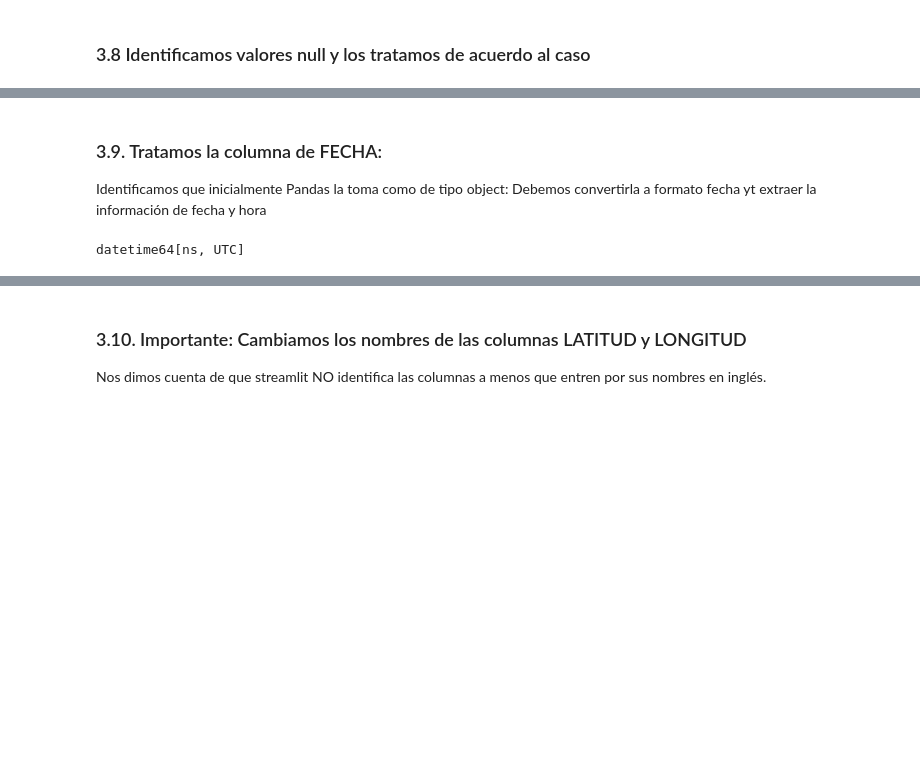
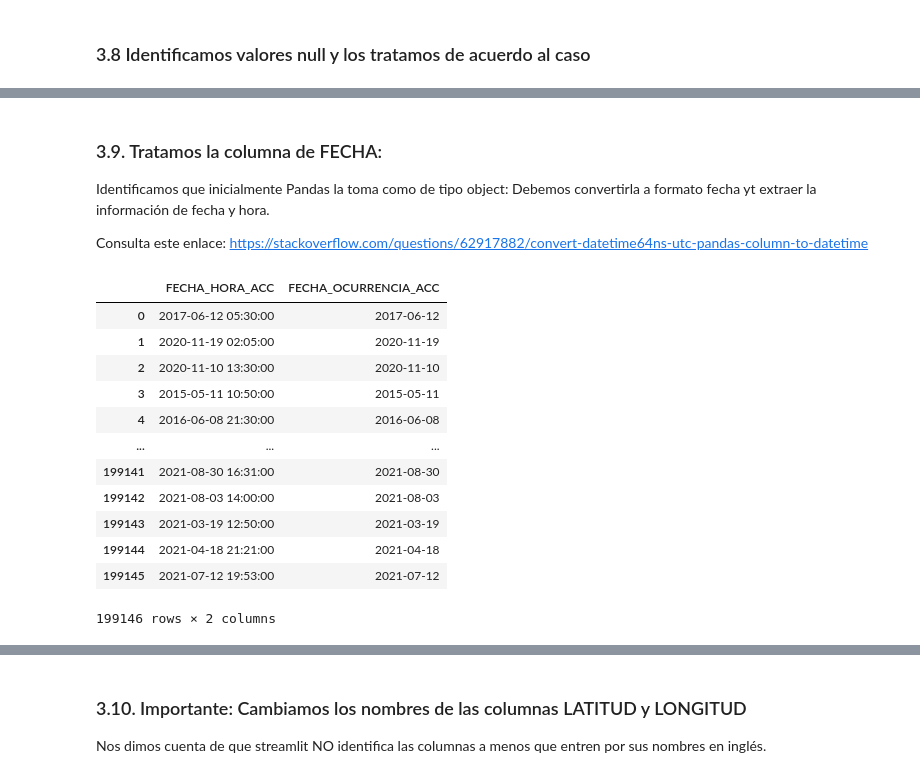
Before and after one commit to adrianferu/CollisionesVehiculares_Bogota, a Jupyter notebook: limpiezaHistoricoSiniestros.ipynb, the cells around one changed output, grey strips where cells are left out. Drawn from its saved outputs; the diff is of its cells as text; code cells hidden in the pictures; blank space fills up the shorter version.

```diff
--- a/limpiezaHistoricoSiniestros.ipynb
+++ b/limpiezaHistoricoSiniestros.ipynb
@@ -192,14 +194,31 @@ colisiones.tail(10)
 # %% [markdown]
 ### 3.9. Tratamos la columna de FECHA:
 
-Identificamos que inicialmente Pandas la toma como de tipo object: Debemos convertirla a formato fecha yt extraer la información de fecha y hora
+Identificamos que inicialmente Pandas la toma como de tipo object: Debemos convertirla a formato fecha yt extraer la información de fecha y hora.
+
+Consulta este enlace: https://stackoverflow.com/questions/62917882/convert-datetime64ns-utc-pandas-column-to-datetime
 # %%
 #Adicionalmente nos damos cuenta que la columna de fechas está en formato string: Convirtámosla a fecha y hora
 # Convert 'FECHA_HORA_ACC' series to datetime dtype
-colisiones['FECHA_HORA_ACC'] = pd.to_datetime(colisiones['FECHA_HORA_ACC'])
-colisiones['FECHA_HORA_ACC'].dtype
+#colisiones['FECHA_HORA_ACC'] = pd.to_datetime(colisiones['FECHA_HORA_ACC']) # si se deja así, el dtype retorn datetime64[ns, UTC]. NO es correcto
+#colisiones['FECHA_OCURRENCIA_ACC'] = pd.to_datetime(colisiones['FECHA_OCURRENCIA_ACC']) # si se deja así, el dtype retorn datetime64[ns, UTC]. NO es correcto
+colisiones['FECHA_HORA_ACC'] = pd.to_datetime(colisiones.FECHA_HORA_ACC).dt.tz_localize(None) #Removermos la timezone
+colisiones['FECHA_OCURRENCIA_ACC'] = pd.to_datetime(colisiones.FECHA_OCURRENCIA_ACC).dt.tz_localize(None) #Removermos la timezone
+colisiones[['FECHA_HORA_ACC','FECHA_OCURRENCIA_ACC']]
 # %% [output]
+|  | FECHA_HORA_ACC | FECHA_OCURRENCIA_ACC |
+| 0 | 2017-06-12 05:30:00 | 2017-06-12 |
+| 1 | 2020-11-19 02:05:00 | 2020-11-19 |
+| 2 | 2020-11-10 13:30:00 | 2020-11-10 |
+| 3 | 2015-05-11 10:50:00 | 2015-05-11 |
+| 4 | 2016-06-08 21:30:00 | 2016-06-08 |
+| ... | ... | ... |
+| 199141 | 2021-08-30 16:31:00 | 2021-08-30 |
+| 199142 | 2021-08-03 14:00:00 | 2021-08-03 |
+| 199143 | 2021-03-19 12:50:00 | 2021-03-19 |
+| 199144 | 2021-04-18 21:21:00 | 2021-04-18 |
+| 199145 | 2021-07-12 19:53:00 | 2021-07-12 |
-datetime64[ns, UTC]
+199146 rows × 2 columns
 # %%
 # Creamos dos nuevas Pandas Series
 colisiones['FECHA_ACC'] = colisiones['FECHA_HORA_ACC'].dt.date
```
Also changed, not shown: parts of 7 cells of this notebook, 3 other files.
